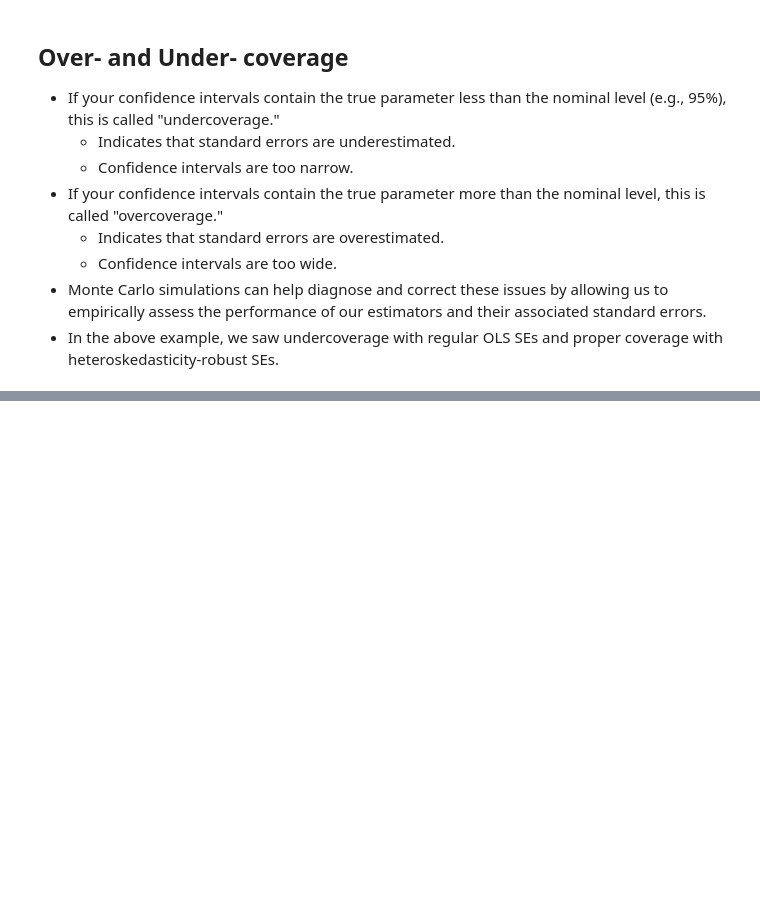
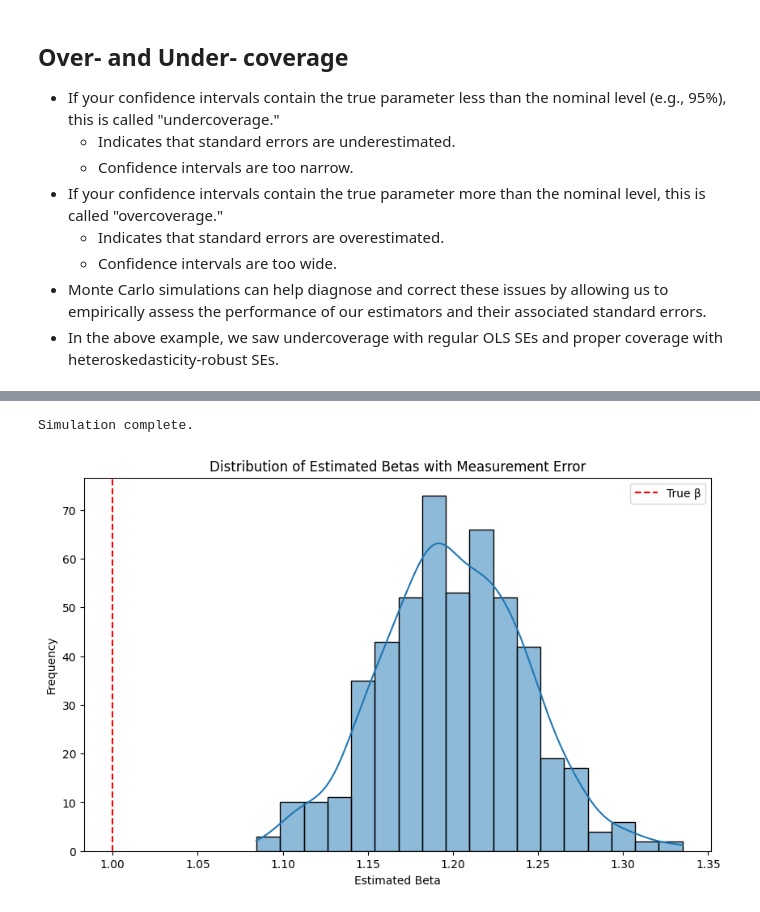
Before and after one commit to amichuda/ec34-ds-for-econ, a Jupyter notebook: lectures/monte-carlo/monte-carlo.ipynb, the cells around one changed output, grey strips where cells are left out. Cells and saved outputs as stored; diff of their text form; code cells hidden in the pictures; blank space fills up the shorter version.

```diff
--- a/lectures/monte-carlo/monte-carlo.ipynb
+++ b/lectures/monte-carlo/monte-carlo.ipynb
@@ -314,0 +807,7 @@ Coverage Probability (Heteroskedasticity-Robust): 0.935
+# %%
+classical_simulator = MeasurementErrorSimulator(error_type="systematic")
+
+MonteCarloVisualizer(classical_simulator).simulate(500, effect=0.5).plot_results()
+# %% [output]
+Simulation complete.
+[figure, added]
```
Also changed, not shown: parts of 20 cells of this notebook, 2 other files.
